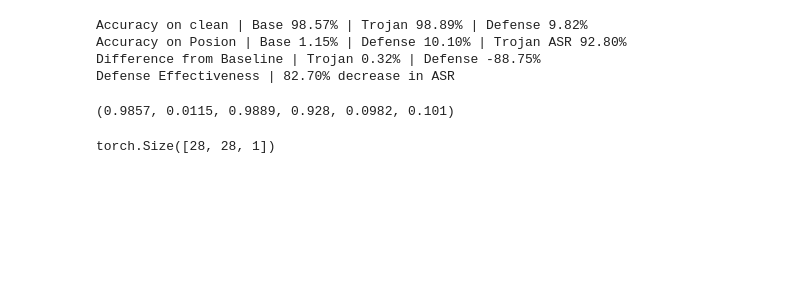
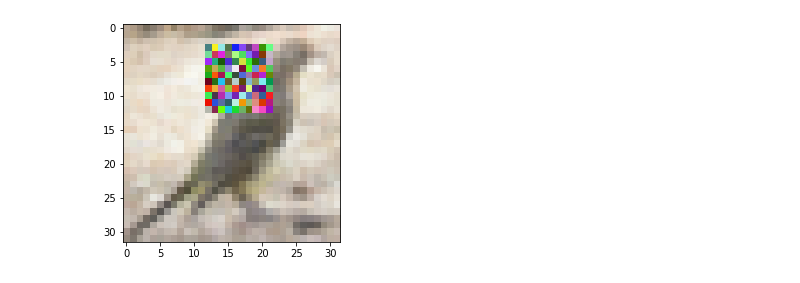
Before and after one commit to Andrew011002/Backdoor, a Jupyter notebook: experiments/experiment.ipynb, the cells around one changed output. Drawn from its saved outputs; the diff is of its cells as text; code cells hidden in the pictures; blank space fills up the shorter version.

```diff
--- a/experiments/experiment.ipynb
+++ b/experiments/experiment.ipynb
@@ -29,0 +11,6 @@ img.show()
+# %%
+backdoor = Backdoor(VggNet, config='11-layer', channels=3, classes=10)
+backdoor.create_models(optim.SGD, nn.CrossEntropyLoss, lr=0.01)
+backdoor.load_data(torchvision.datasets.CIFAR10, ImageEntity, pct=0.01)
+classes = backdoor.get_classes()
+torch.cuda.empty_cache()
@@ -30,16 +20,11 @@ img.show()
 # %%
-backdoor = Backdoor(VggNet, config='11-layer', channels=1, classes=10)
-backdoor.create_models(optim.SGD, nn.CrossEntropyLoss, lr=0.01)
-backdoor.load_data(torchvision.datasets.MNIST, ImageEntity)
-classes = backdoor.get_classes()
-
 n = len(backdoor)
 targets = {i: i + 1 if i < 9 else 0 for i in range(10)}
-patches = ImagePatch((10, 10), 1, 'random').get_patches(n)
-modifications = ([ExpandTransform(1)], [RotateTransform()], [LabelTransform(targets)])
-merge = OverlayMerge(select=True)
-backdoor.poison(patches, modifications, merge, 0.2)
+patches = ImagePatch((10, 10), 3, 'random').get_patches(n)
+modifications = (None, [RotateTransform()], [LabelTransform(targets)])
+merge = ImageMerge(select=True)
+backdoor.poison(patches, modifications, merge, pct=0.2)
 device = torch.device('cuda' if torch.cuda.is_available() else 'cpu')
 # %%
-backdoor.train(2, epochs=1, verbose=True, device=device)
+backdoor.train(2, epochs=3, verbose=True, device=device)
 # %% [output]
@@ -126,12 +110,10 @@ Training complete | Net Average Loss: 0.1037 | Total epochs: 3
-# %%
-defense.eval(verbose=True, device=device)
-# %% [output]
-Accuracy on clean | Base 98.57% | Trojan 98.89% | Defense 9.82%
-Accuracy on Posion | Base 1.15% | Defense 10.10% | Trojan ASR 92.80%
-Difference from Baseline | Trojan 0.32% | Defense -88.75%
-Defense Effectiveness | 82.70% decrease in ASR
-(0.9857, 0.0115, 0.9889, 0.928, 0.0982, 0.101)
-# %%
-backdoor.get_datasets()[3].get_dataloader().dataset[0][0].size()
-# %% [output]
-torch.Size([28, 28, 1])
+# %%
+loader = defense.block()
+dataiter = iter(loader)
+# %%
+inputs, labels = dataiter.next()
+img = inputs[0].numpy().astype(np.uint8)
+plt.imshow(img, cmap='gray')
+plt.show()
+# %% [output]
+[figure, added]
```
Also changed, not shown: parts of 16 cells of this notebook, 3 other files.
